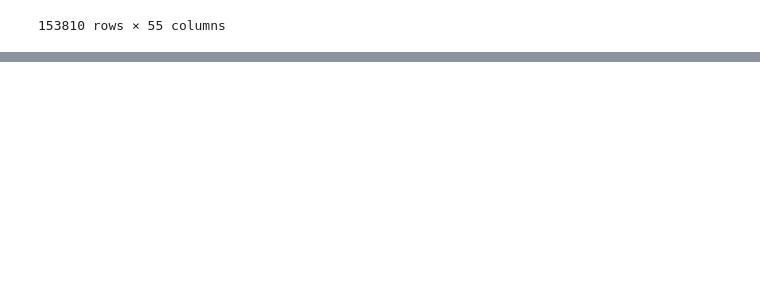
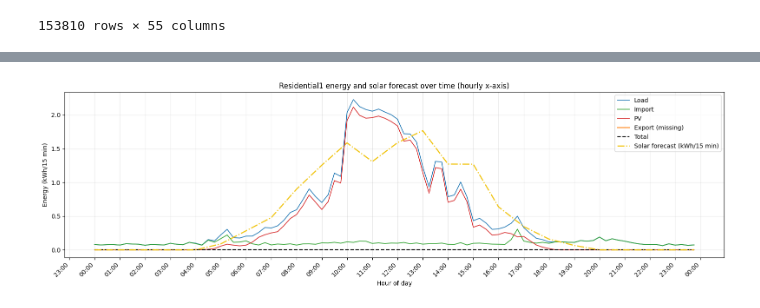
Before and after one commit to joschamz/hems-automation, a Jupyter notebook: EDA-and-modeling.ipynb, the cells around one changed output, grey strips where cells are left out. Cells and saved outputs as stored; diff of their text form; code cells hidden in the pictures; blank space fills up the shorter version.

```diff
--- a/EDA-and-modeling.ipynb
+++ b/EDA-and-modeling.ipynb
@@ -265 +287,84 @@ plt.show()
+# %%
+# plot residential1 load, import, export, and solar forecast over one day
+
+import matplotlib.dates as mdates
+
+# Support both stripped and original column naming conventions
+col_candidates = {
+    "Load": ["residential1_load"],
+    "Import": ["residential1_grid_import"],
+    "PV": ["residential1_pv"],
+    "Export": ["residential1_grid_export"],
+}
+
+series_cols = {}
+for label, candidates in col_candidates.items():
+    series_cols[label] = next((c for c in candidates if c in df.columns), None)
+
+available_cols = [c for c in series_cols.values() if c is not None]
+
+plot_df = df[["utc_timestamp"] + available_cols].copy()
+plot_df["utc_timestamp"] = pd.to_datetime(plot_df["utc_timestamp"], errors="coerce", utc=True)
+plot_df = plot_df.dropna(subset=["utc_timestamp"]).sort_values("utc_timestamp")
+
+# Keep one day (96 intervals for 15-minute data)
+summer_df = plot_df[(plot_df["utc_timestamp"] >= "2016-06-01") & (plot_df["utc_timestamp"] < "2016-06-02")].copy()
+
+# calculate total = import + pv - export - load
+total_series = pd.Series(0.0, index=summer_df.index)
+if series_cols["Import"] is not None:
+    total_series = total_series + summer_df[series_cols["Import"]]
+if series_cols["PV"] is not None:
+    total_series = total_series + summer_df[series_cols["PV"]]
+if series_cols["Export"] is not None:
+    total_series = total_series - summer_df[series_cols["Export"]]
+if series_cols["Load"] is not None:
+    total_series = total_series - summer_df[series_cols["Load"]]
+summer_df["Total"] = total_series
+
+# solar_df timestamps are already UTC-aware, so map directly by timestamp
+solar_kwh = solar_df.set_index("time")["predicted_kwh"]
+summer_df["predicted_kwh"] = summer_df["utc_timestamp"].map(solar_kwh).fillna(0.0)
+
+plt.figure(figsize=(16, 5))
+colors = {
+    "Load": "#1f77b4",
+    "Import": "#2ca02c",
+    "PV": "#d62728",
+    "Export": "#ff7f0e",
+    "Total": "#111111",
+    "Solar": "#f1c40f",
+}
+
+for label in ["Load", "Import", "PV", "Export"]:
+    col = series_cols[label]
+    if col is None:
+        plt.plot([], [], color=colors[label], label=f"{label} (missing)")
+    else:
+        plt.plot(summer_df["utc_timestamp"], summer_df[col], color=colors[label], linewidth=1.2, label=label)
+
+plt.plot(summer_df["utc_timestamp"], summer_df["Total"], color=colors["Total"], linewidth=1.6, linestyle="--", label="Total")
+plt.plot(
+    summer_df["utc_timestamp"],
+    summer_df["predicted_kwh"],
+    color=colors["Solar"],
+    linewidth=1.8,
+    linestyle="-.",
+    label="Solar forecast (kWh/15 min)",
+)
+
+ax = plt.gca()
+ax.xaxis.set_major_locator(mdates.HourLocator(interval=1))
+ax.xaxis.set_major_formatter(mdates.DateFormatter("%H:%M"))
+
+plt.title("Residential1 energy and solar forecast over time (hourly x-axis)")
+plt.xlabel("Hour of day")
+plt.ylabel("Energy (kWh/15 min)")
+plt.legend()
+plt.grid(alpha=0.25)
+plt.xticks(rotation=45, ha="right")
+plt.tight_layout()
+plt.show()
+# %% [output]
+[figure, added]
 # %%
```
Also changed, not shown: parts of 5 cells of this notebook, 10 other files.
